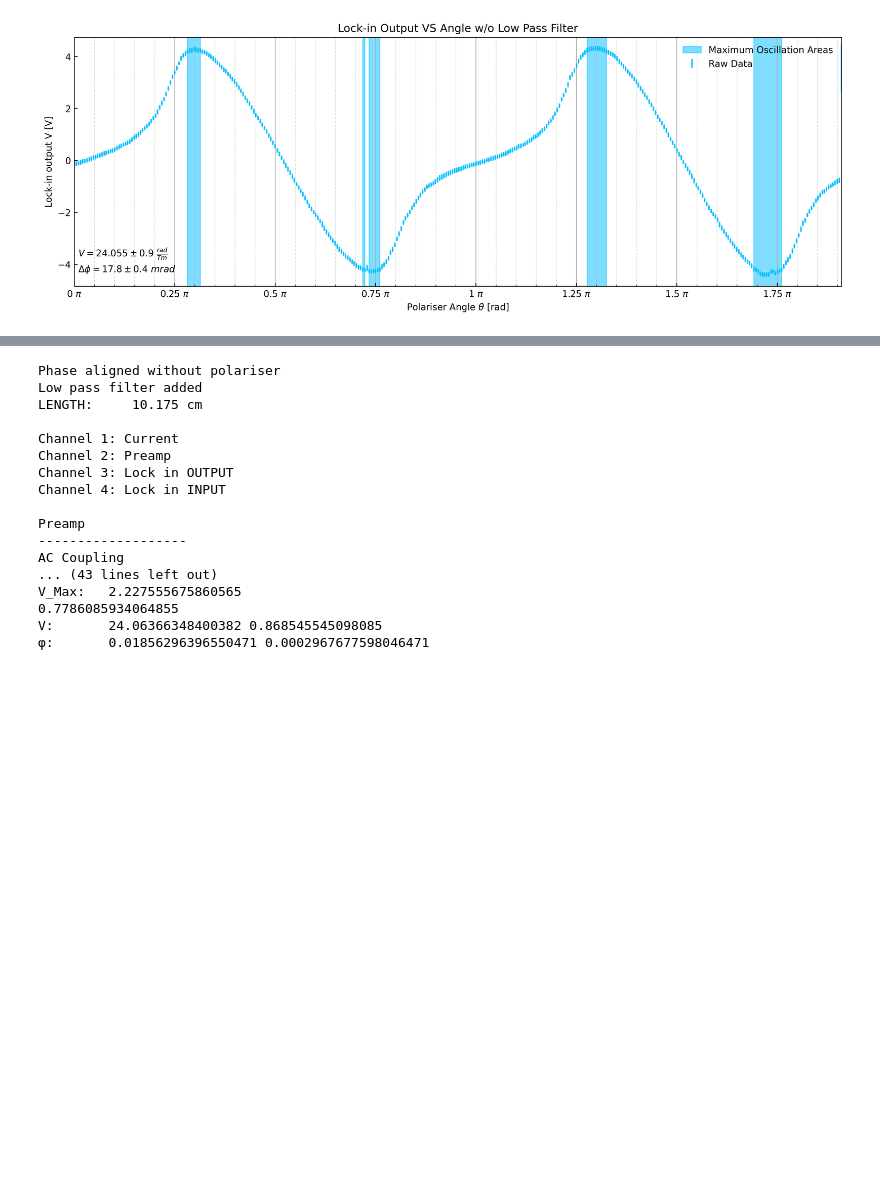
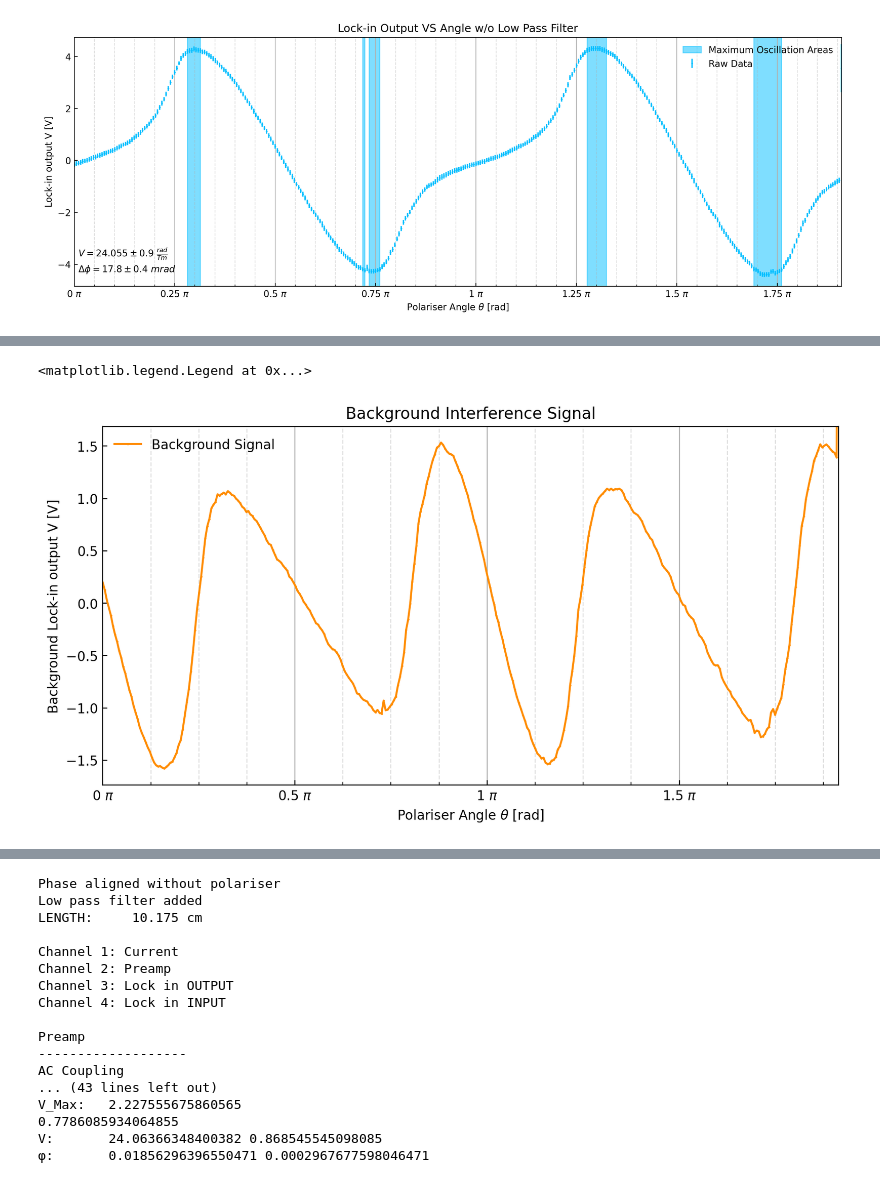
Before and after one commit to PanosEconomou/advanced-lab, a Jupyter notebook: 2.Faraday-Rotation/1.Lab-Data/7.FARADAY__Mar-29-2021__14-40-24/7.AC_ANALYSIS.ipynb, the cells around one changed output, grey strips where cells are left out. Drawn from its saved outputs; the diff is of its cells as text; code cells hidden in the pictures; blank space fills up the shorter version.

```diff
--- a/2.Faraday-Rotation/1.Lab-Data/7.FARADAY__Mar-29-2021__14-40-24/7.AC_ANALYSIS.ipynb
+++ b/2.Faraday-Rotation/1.Lab-Data/7.FARADAY__Mar-29-2021__14-40-24/7.AC_ANALYSIS.ipynb
@@ -361,0 +365,37 @@ ax.xaxis.set_major_formatter(matplotlib.ticker.FormatStrFormatter('%g $\pi$'))
+# %%
+# Obtain the inverse fourier transform
+sigma = 0.1
+freq = 1/np.pi
+G  = (np.exp(-(Freq-freq)**2/sigma**2)+np.exp(-(Freq+freq)**2/sigma**2))
+G  = 1 - G/max(G)
+FF = fft.ifft(F*G).real[:360]
+angles = fit_angles[:360]/180*np.pi
+
+# Plot it
+fig = plt.figure(figsize = (10,5),dpi=200)
+ax = fig.add_subplot(111)
+
+ax.plot(angles/np.pi,FF,marker='.',ms=1,c='darkorange',label='Background Signal')
+
+# Make the figure look pretty
+ax.set_xlim(min(angles)/np.pi, max(angles)/np.pi)
+ax.set_ylim(min(FF)*1.1,max(FF[0:-1])*1.1)
+grid_x_major = np.arange(min(angles)/np.pi, max(angles)/np.pi, 1/2)
+grid_x_minor = np.arange(min(angles)/np.pi, max(angles)/np.pi, 1/8)
+
+ax.set_title('Background Interference Signal')
+ax.set_xlabel(r'Polariser Angle $\theta$ [rad]')
+ax.set_ylabel(r'Background Lock-in output V [V]')
+
+ax.set_xticks(grid_x_major)
+ax.set_xticks(grid_x_minor,minor=True)
+ax.xaxis.grid(True, which='both')
+ax.grid(which='minor', alpha=0.4, linestyle='--')
+ax.tick_params(axis="both",which="both", direction="in")
+ax.xaxis.set_major_formatter(matplotlib.ticker.FormatStrFormatter('%g $\pi$'))
+
+
+ax.legend(frameon = False)
+# %% [output]
+<matplotlib.legend.Legend at 0x...>
+[figure, added]
```
Also changed, not shown: parts of 2 cells of this notebook, 6 other files.
